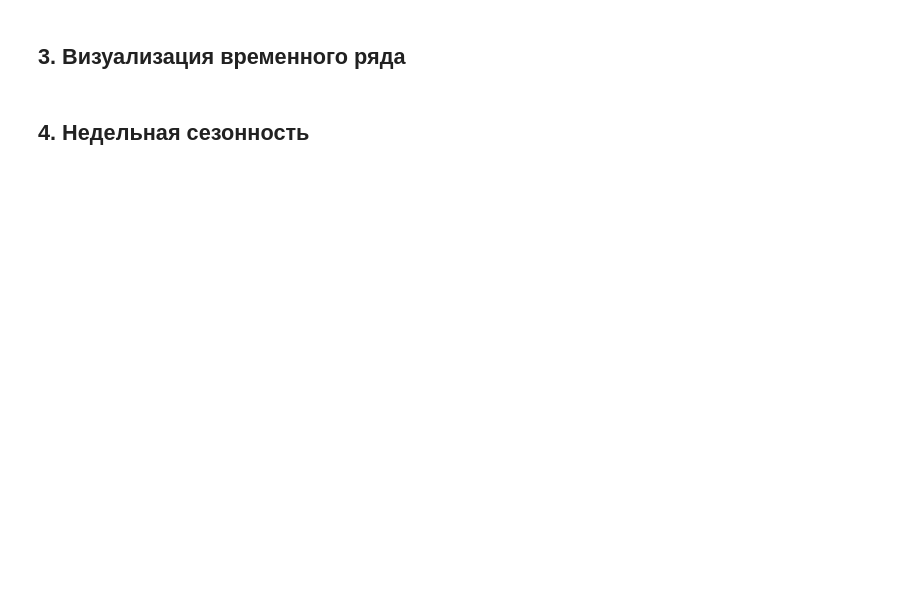
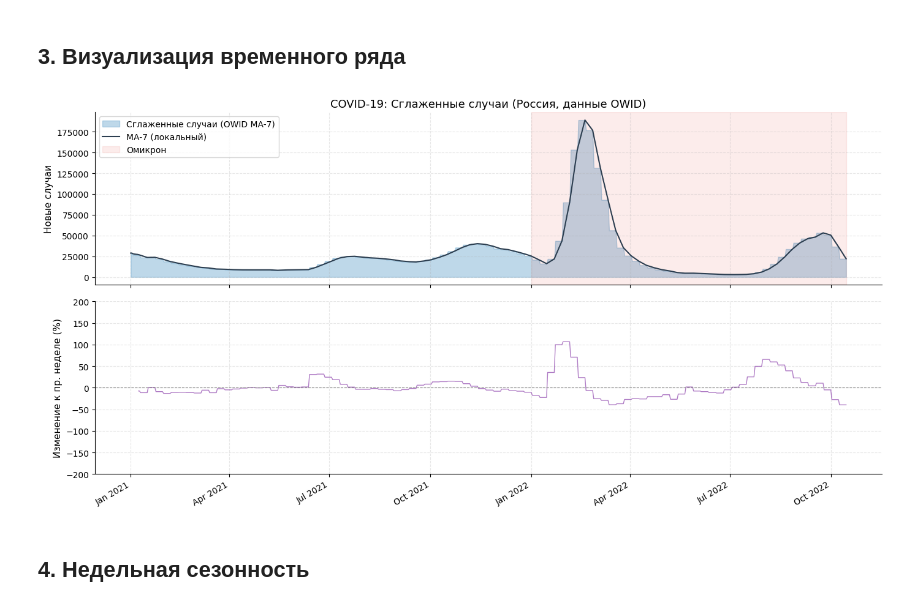
Before and after one commit to dmikib/covid19-xai, a Jupyter notebook: notebooks/01_eda.ipynb, the cells around one changed output. Drawn from its saved outputs; the diff is of its cells as text; code cells hidden in the pictures; blank space fills up the shorter version.

Commit message:
Fix EDA: use real data instead of synthetic, replace df_covid with df_full

```diff
--- a/notebooks/01_eda.ipynb
+++ b/notebooks/01_eda.ipynb
@@ -65,26 +383,32 @@ print(f"Омикрон-период: {df_covid[df_covid['omicron_wave']==1]['dat
 ## 3. Визуализация временного ряда
 # %%
 fig, axes = plt.subplots(2, 1, figsize=(14, 7), sharex=True)
+
 ax = axes[0]
-ax.fill_between(df_covid["date"], df_covid["new_cases"], alpha=0.3, color="#2980b9", label="Суточные случаи")
-ax.plot(df_covid["date"], df_covid["new_cases_smooth"], color="#2c3e50", linewidth=1.5, label="MA-7")
-ax.axvspan(df_covid[df_covid["omicron_wave"]==1]["date"].min(),
-           df_covid["date"].max(), alpha=0.1, color="#e74c3c", label="Омикрон")
+ax.fill_between(df_full["date"], df_full["new_cases_smoothed"],
+                alpha=0.3, color="#2980b9", label="Сглаженные случаи (OWID MA-7)")
+ax.plot(df_full["date"], df_full["new_cases_smooth"],
+        color="#2c3e50", linewidth=1.5, label="MA-7 (локальный)")
+ax.axvspan(df_full[df_full["omicron_wave"]==1]["date"].min(),
+           df_full["date"].max(), alpha=0.1, color="#e74c3c", label="Омикрон")
 ax.set_ylabel("Новые случаи")
-ax.set_title("COVID-19: Суточные случаи (Санкт-Петербург)")
+ax.set_title("COVID-19: Сглаженные случаи (Россия, данные OWID)")
 ax.legend()
+
 ax = axes[1]
-ax.plot(df_covid["date"], df_covid["new_cases"].pct_change(7)*100,
+ax.plot(df_full["date"], df_full["new_cases_smoothed"].pct_change(7) * 100,
         color="#8e44ad", linewidth=1, alpha=0.7)
 ax.axhline(0, color="gray", linestyle="--", linewidth=0.8)
 ax.set_ylabel("Изменение к пр. неделе (%)")
 ax.set_ylim(-200, 200)
 ax.xaxis.set_major_formatter(mdates.DateFormatter("%b %Y"))
 ax.xaxis.set_major_locator(mdates.MonthLocator(bymonth=[1, 4, 7, 10]))
 plt.xticks(rotation=30, ha="right")
 plt.tight_layout()
 plt.savefig(f"{FIGURES}/01_time_series.png", dpi=150, bbox_inches="tight")
 plt.show()
+# %% [output]
+[figure, added]
 # %% [markdown]
 ## 4. Недельная сезонность
 # %%
```
Also changed, not shown: parts of 24 cells of this notebook.
